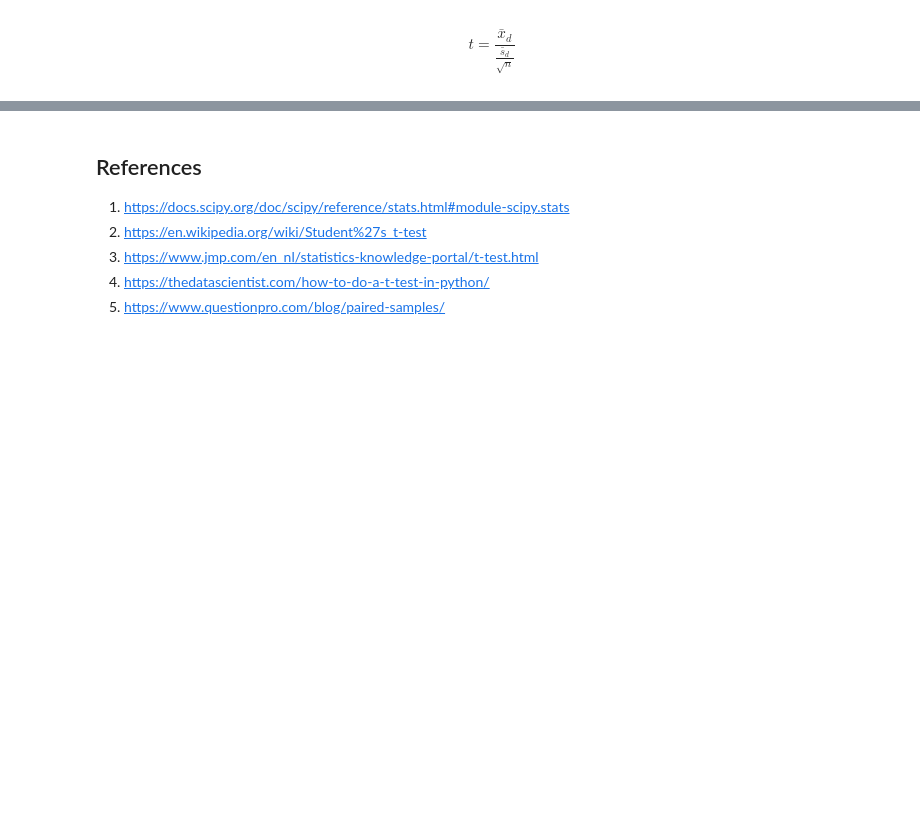
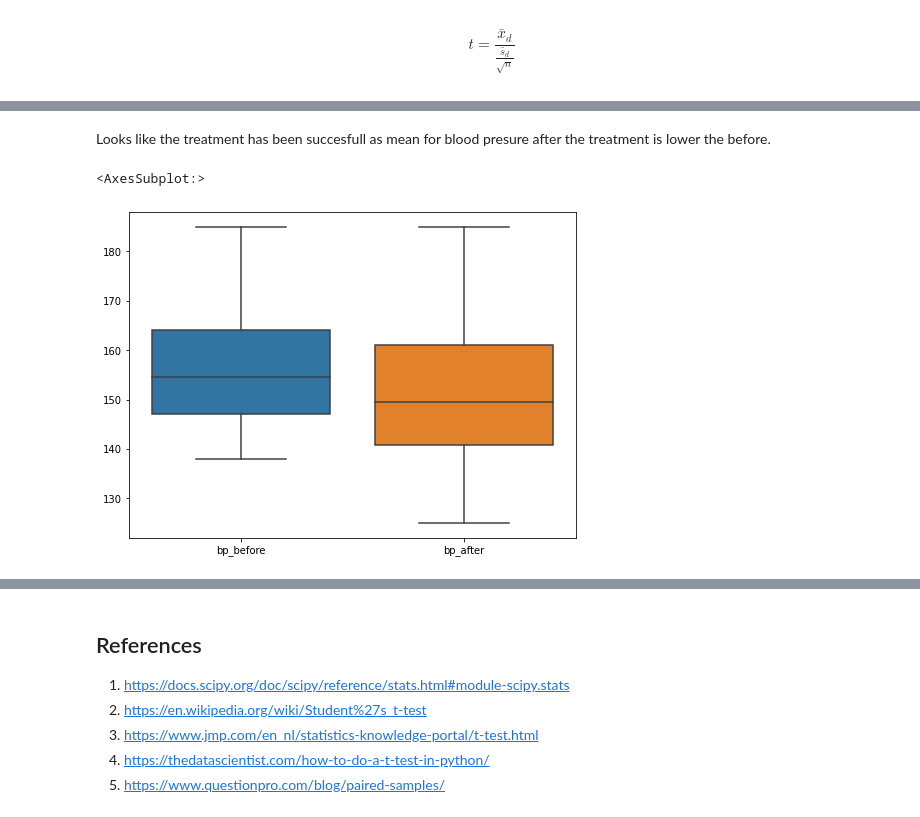
Before and after one commit to angelinka/machine_learning_assessment, a Jupyter notebook: ttest.ipynb, the cells around one changed output, grey strips where cells are left out. Cells and saved outputs as stored; diff of their text form; code cells hidden in the pictures; blank space fills up the shorter version.

```diff
--- a/ttest.ipynb
+++ b/ttest.ipynb
@@ -63,0 +75,6 @@ $$ t=  \frac{\bar x_d}{\frac{\bar s_d} {\sqrt{n}}} $$
+# %%
+import pandas as pd
+
+# reading data from the file
+df = pd.read_csv("data/blood_pressure.csv")
+df.info()
@@ -63,0 +120,12 @@ $$ t=  \frac{\bar x_d}{\frac{\bar s_d} {\sqrt{n}}} $$
+# %% [markdown]
+Looks like the treatment has been succesfull as mean for blood presure after the treatment is lower the before.
+# %%
+import seaborn as sns
+import matplotlib.pyplot as plt
+# This just sets the default plot size to be bigger.
+plt.rcParams['figure.figsize'] = (8, 6)
+
+sns.boxplot(data=df[['bp_before','bp_after']])
+# %% [output]
+<AxesSubplot:>
+[figure, added]
```
Also changed, not shown: parts of 10 cells of this notebook, 1 other file.
